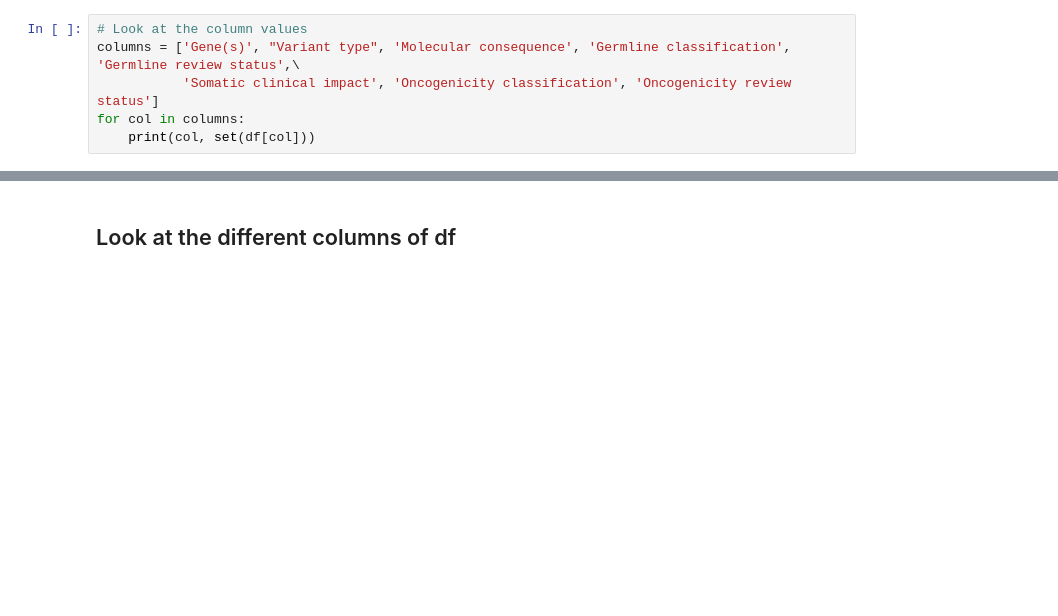
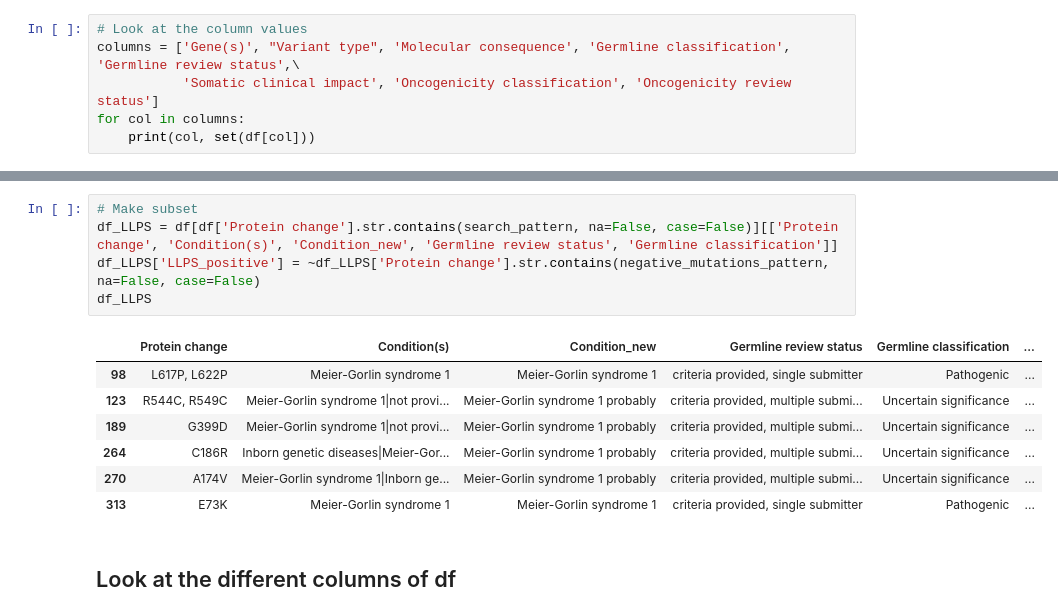
Before and after one commit to Lopatushka/ORC1, a Jupyter notebook: clinvar_analysis.ipynb, the cells around one changed output, grey strips where cells are left out. Saved outputs shown, nothing was run; the diff lists cells and outputs as text; blank space fills up the shorter version.

Commit message:
subset of LLPS variants

```diff
--- a/clinvar_analysis.ipynb
+++ b/clinvar_analysis.ipynb
@@ -96,3 +101,16 @@ df.shape
+# %%
+# Make subset
+df_LLPS = df[df['Protein change'].str.contains(search_pattern, na=False, case=False)][['Protein change', 'Condition(s)', 'Condition_new', 'Germline review status', 'Germline classification']]
+df_LLPS['LLPS_positive'] = ~df_LLPS['Protein change'].str.contains(negative_mutations_pattern, na=False, case=False)
+df_LLPS
+# %% [output]
+|  | Protein change | Condition(s) | Condition_new | Germline review status | Germline classification | ... |
+| 98 | L617P, L622P | Meier-Gorlin syndrome 1 | Meier-Gorlin syndrome 1 | criteria provided, single submitter | Pathogenic | ... |
+| 123 | R544C, R549C | Meier-Gorlin syndrome 1|not provi... | Meier-Gorlin syndrome 1 probably | criteria provided, multiple submi... | Uncertain significance | ... |
+| 189 | G399D | Meier-Gorlin syndrome 1|not provi... | Meier-Gorlin syndrome 1 probably | criteria provided, multiple submi... | Uncertain significance | ... |
+| 264 | C186R | Inborn genetic diseases|Meier-Gor... | Meier-Gorlin syndrome 1 probably | criteria provided, multiple submi... | Uncertain significance | ... |
+| 270 | A174V | Meier-Gorlin syndrome 1|Inborn ge... | Meier-Gorlin syndrome 1 probably | criteria provided, multiple submi... | Uncertain significance | ... |
+| 313 | E73K | Meier-Gorlin syndrome 1 | Meier-Gorlin syndrome 1 | criteria provided, single submitter | Pathogenic | ... |
 # %% [markdown]
 ## Look at the different columns of df
 # %%
```
Also changed, not shown: parts of 2 cells of this notebook.
